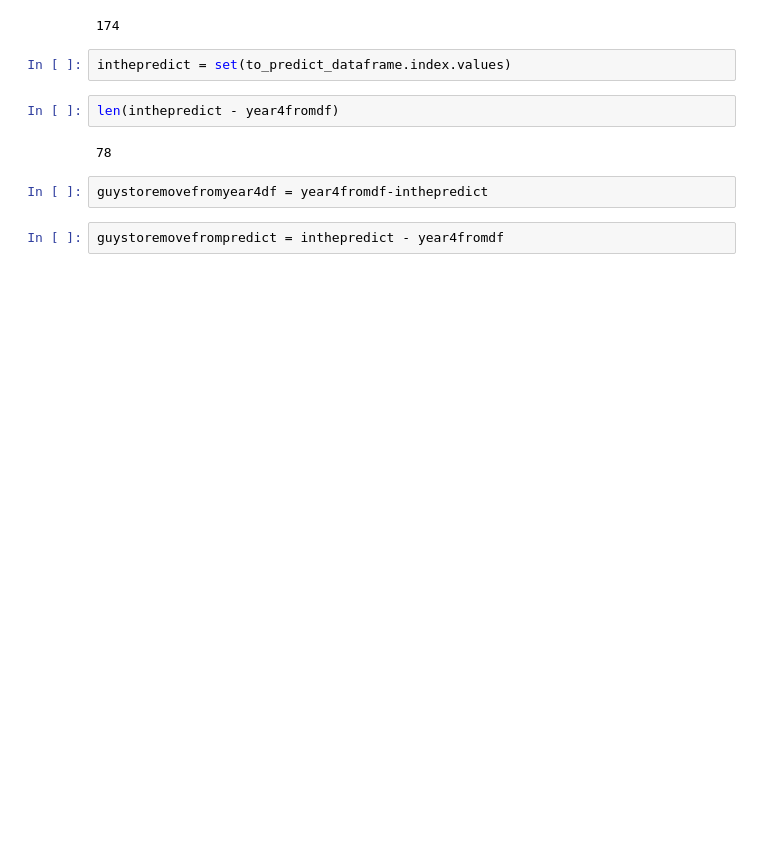
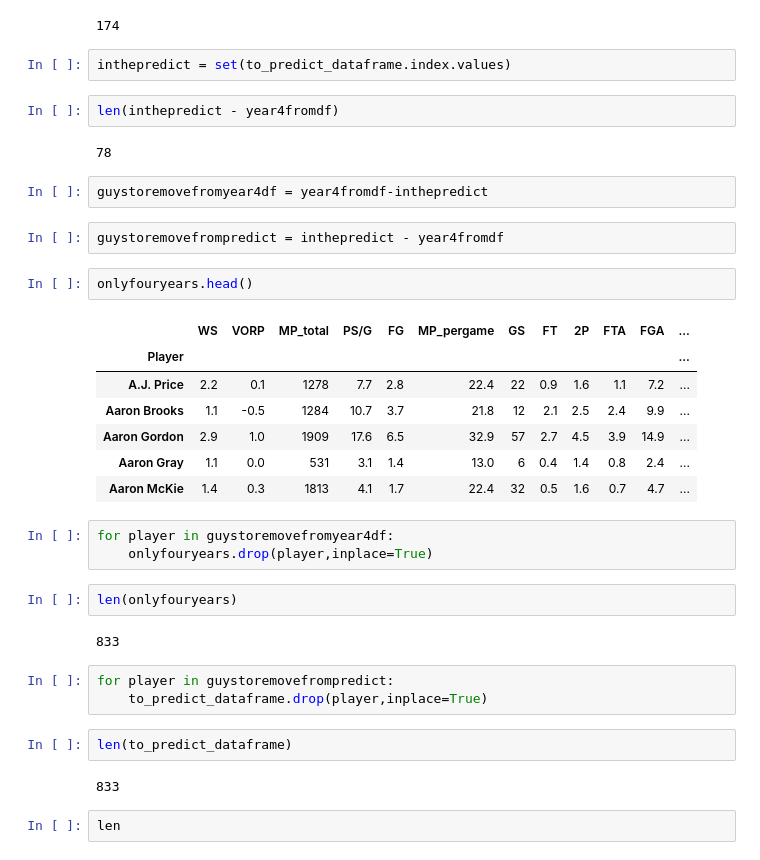
Before and after one commit to KirkAVoss/kv-capstone, a Jupyter notebook: NBAwinshare/Day3_work.ipynb, the cells around one changed output. Saved outputs shown, nothing was run; the diff lists cells and outputs as text; blank space fills up the shorter version.

Commit message:
Removed train and predict values, equal length

```diff
--- a/NBAwinshare/Day3_work.ipynb
+++ b/NBAwinshare/Day3_work.ipynb
@@ -301,3 +302,29 @@ len(inthepredict - year4fromdf)
 guystoremovefromyear4df = year4fromdf-inthepredict
 # %%
 guystoremovefrompredict = inthepredict - year4fromdf
+# %%
+onlyfouryears.head()
+# %% [output]
+|  | WS | VORP | MP_total | PS/G | FG | MP_pergame | GS | FT | 2P | FTA | FGA | ... |
+| Player |  |  |  |  |  |  |  |  |  |  |  | ... |
+| A.J. Price | 2.2 | 0.1 | 1278 | 7.7 | 2.8 | 22.4 | 22 | 0.9 | 1.6 | 1.1 | 7.2 | ... |
+| Aaron Brooks | 1.1 | -0.5 | 1284 | 10.7 | 3.7 | 21.8 | 12 | 2.1 | 2.5 | 2.4 | 9.9 | ... |
+| Aaron Gordon | 2.9 | 1.0 | 1909 | 17.6 | 6.5 | 32.9 | 57 | 2.7 | 4.5 | 3.9 | 14.9 | ... |
+| Aaron Gray | 1.1 | 0.0 | 531 | 3.1 | 1.4 | 13.0 | 6 | 0.4 | 1.4 | 0.8 | 2.4 | ... |
+| Aaron McKie | 1.4 | 0.3 | 1813 | 4.1 | 1.7 | 22.4 | 32 | 0.5 | 1.6 | 0.7 | 4.7 | ... |
+# %%
+for player in guystoremovefromyear4df:
+    onlyfouryears.drop(player,inplace=True)
+# %%
+len(onlyfouryears)
+# %% [output]
+833
+# %%
+for player in guystoremovefrompredict:
+    to_predict_dataframe.drop(player,inplace=True)
+# %%
+len(to_predict_dataframe)
+# %% [output]
+833
+# %%
+len
```
Also changed, not shown: parts of 3 cells of this notebook.
